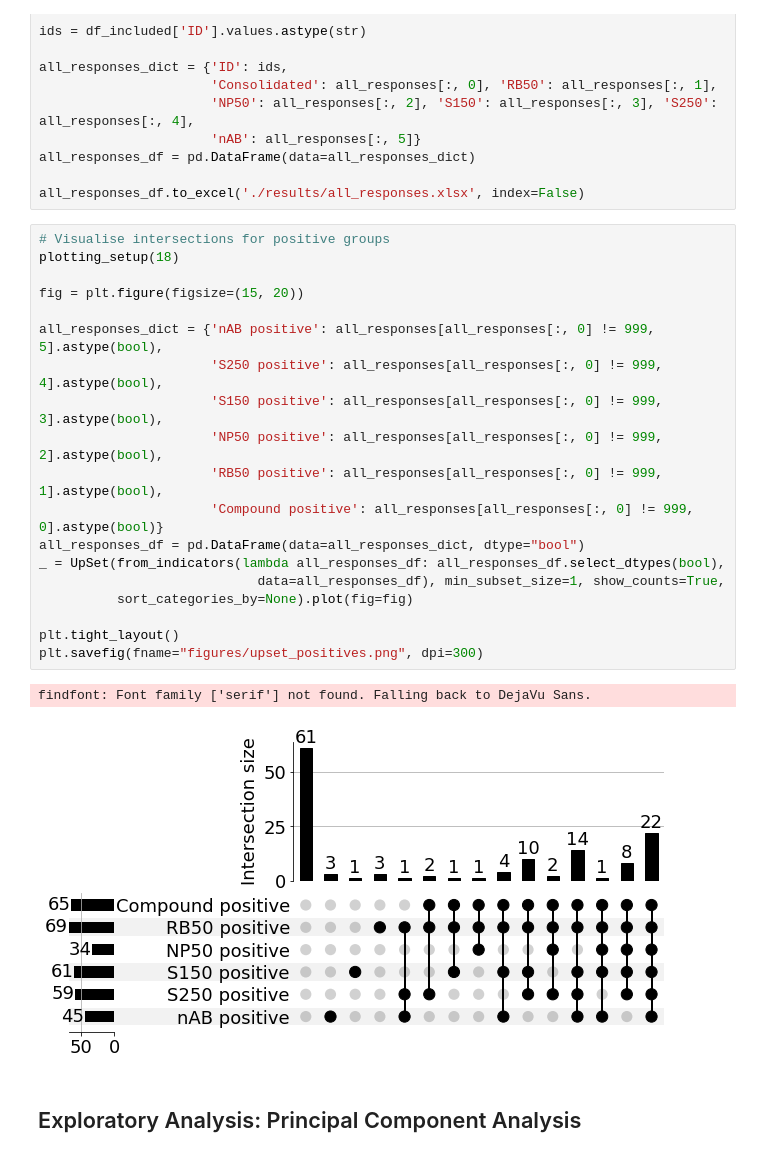
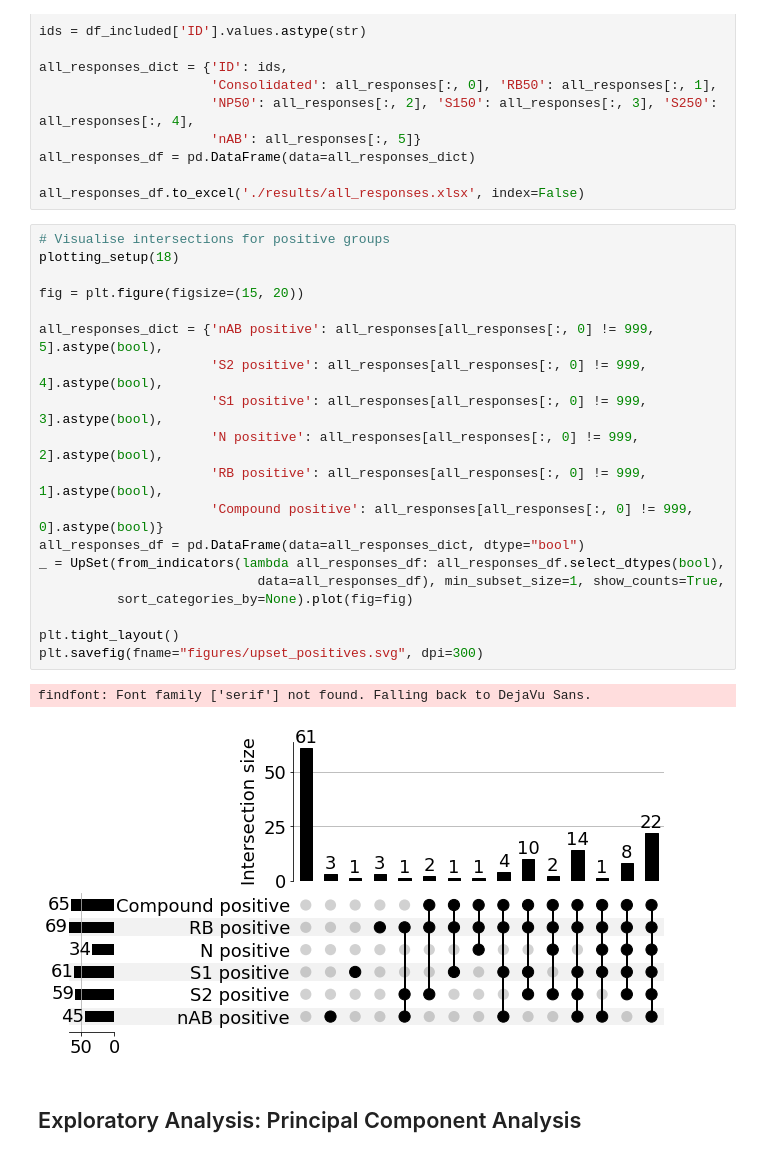
Before and after one commit to i6092467/t-cells-response-sars-cov-2, a Jupyter notebook: final_analysis.ipynb, the cells around one changed output. Saved outputs shown, nothing was run; the diff lists cells and outputs as text.

```diff
--- a/final_analysis.ipynb
+++ b/final_analysis.ipynb
@@ -192,25 +192,25 @@ all_responses_df.to_excel('./results/all_responses.xlsx', index=False)
 # %%
 # Visualise intersections for positive groups
 plotting_setup(18)
 
 fig = plt.figure(figsize=(15, 20))
 
 all_responses_dict = {'nAB positive': all_responses[all_responses[:, 0] != 999, 5].astype(bool),
-                      'S250 positive': all_responses[all_responses[:, 0] != 999, 4].astype(bool),
-                      'S150 positive': all_responses[all_responses[:, 0] != 999, 3].astype(bool),
-                      'NP50 positive': all_responses[all_responses[:, 0] != 999, 2].astype(bool),
-                      'RB50 positive': all_responses[all_responses[:, 0] != 999, 1].astype(bool),
+                      'S2 positive': all_responses[all_responses[:, 0] != 999, 4].astype(bool),
+                      'S1 positive': all_responses[all_responses[:, 0] != 999, 3].astype(bool),
+                      'N positive': all_responses[all_responses[:, 0] != 999, 2].astype(bool),
+                      'RB positive': all_responses[all_responses[:, 0] != 999, 1].astype(bool),
                       'Compound positive': all_responses[all_responses[:, 0] != 999, 0].astype(bool)}
 all_responses_df = pd.DataFrame(data=all_responses_dict, dtype="bool")
 _ = UpSet(from_indicators(lambda all_responses_df: all_responses_df.select_dtypes(bool),
                             data=all_responses_df), min_subset_size=1, show_counts=True,
           sort_categories_by=None).plot(fig=fig)
 
 plt.tight_layout()
-plt.savefig(fname="figures/upset_positives.png", dpi=300)
+plt.savefig(fname="figures/upset_positives.svg", dpi=300)
 # %% [output]
 findfont: Font family ['serif'] not found. Falling back to DejaVu Sans.
-[figure, old version]
+[figure, new version]
 # %% [markdown]
 ## Exploratory Analysis: Principal Component Analysis
 # %%
```
Also changed, not shown: parts of 4 cells of this notebook, 2 other files.
